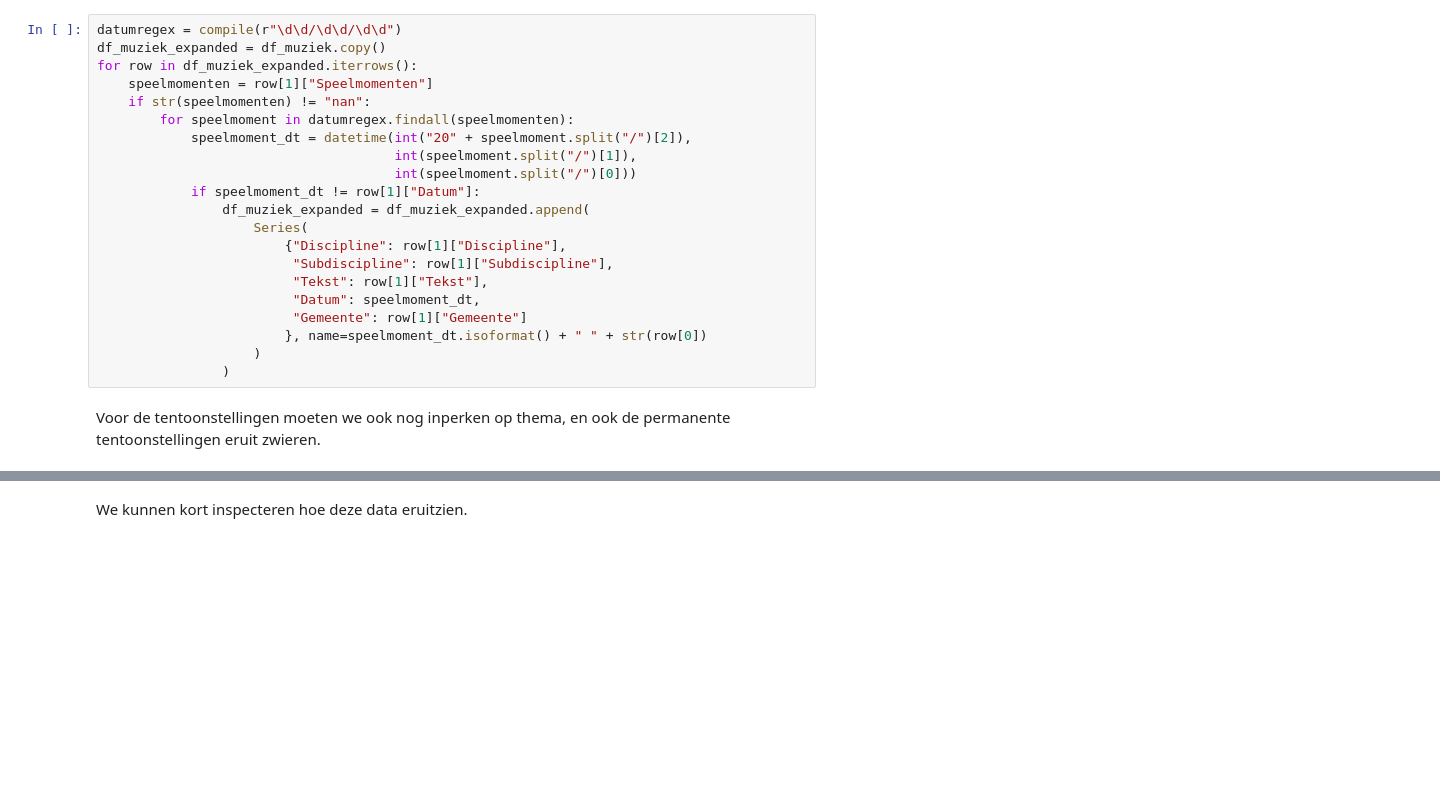
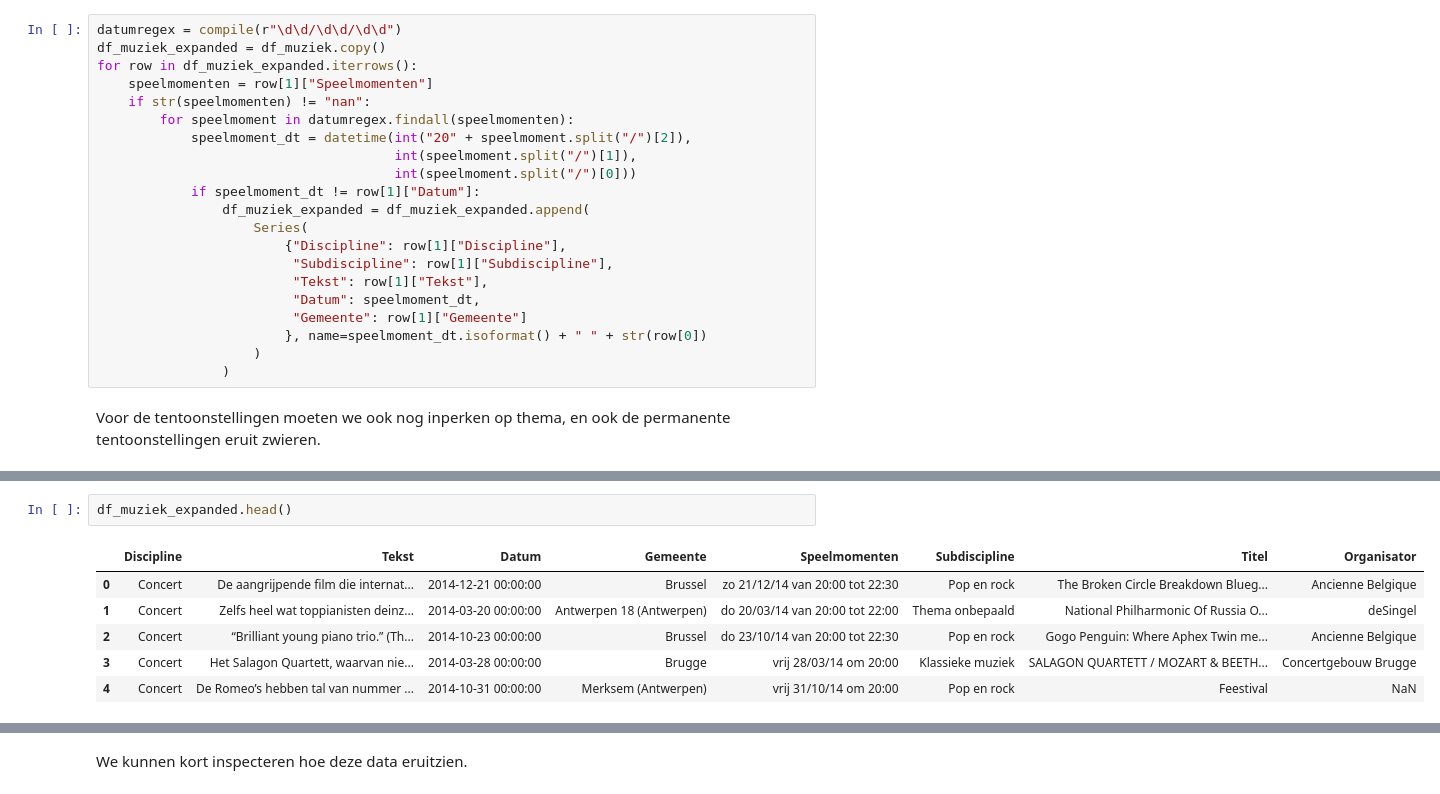
Before and after one commit to Kunstenpunt/datakunstjes, a Jupyter notebook: corpusanalyse uitdatabank/corpusanalyse.ipynb, the cells around one changed output, grey strips where cells are left out. Saved outputs shown, nothing was run; the diff lists cells and outputs as text; blank space fills up the shorter version.

```diff
--- a/corpusanalyse uitdatabank/corpusanalyse.ipynb
+++ b/corpusanalyse uitdatabank/corpusanalyse.ipynb
@@ -60,0 +72,9 @@ df_bk_filtered = df_bk_filtered.drop_duplicates(subset=["Titel", "Discipline", "
+# %%
+df_muziek_expanded.head()
+# %% [output]
+|  | Discipline | Tekst | Datum | Gemeente | Speelmomenten | Subdiscipline | Titel | Organisator |
+| 0 | Concert | De aangrijpende film die internat... | 2014-12-21 00:00:00 | Brussel | zo 21/12/14 van 20:00 tot 22:30 | Pop en rock | The Broken Circle Breakdown Blueg... | Ancienne Belgique |
+| 1 | Concert | Zelfs heel wat toppianisten deinz... | 2014-03-20 00:00:00 | Antwerpen 18 (Antwerpen) | do 20/03/14 van 20:00 tot 22:00 | Thema onbepaald | National Philharmonic Of Russia O... | deSingel |
+| 2 | Concert | “Brilliant young piano trio.” (Th... | 2014-10-23 00:00:00 | Brussel | do 23/10/14 van 20:00 tot 22:30 | Pop en rock | Gogo Penguin: Where Aphex Twin me... | Ancienne Belgique |
+| 3 | Concert | Het Salagon Quartett, waarvan nie... | 2014-03-28 00:00:00 | Brugge | vrij 28/03/14 om 20:00 | Klassieke muziek | SALAGON QUARTETT / MOZART & BEETH... | Concertgebouw Brugge |
+| 4 | Concert | De Romeo’s hebben tal van nummer ... | 2014-10-31 00:00:00 | Merksem (Antwerpen) | vrij 31/10/14 om 20:00 | Pop en rock | Feestival | NaN |
```
Also changed, not shown: parts of 19 cells of this notebook, 6 other files.
